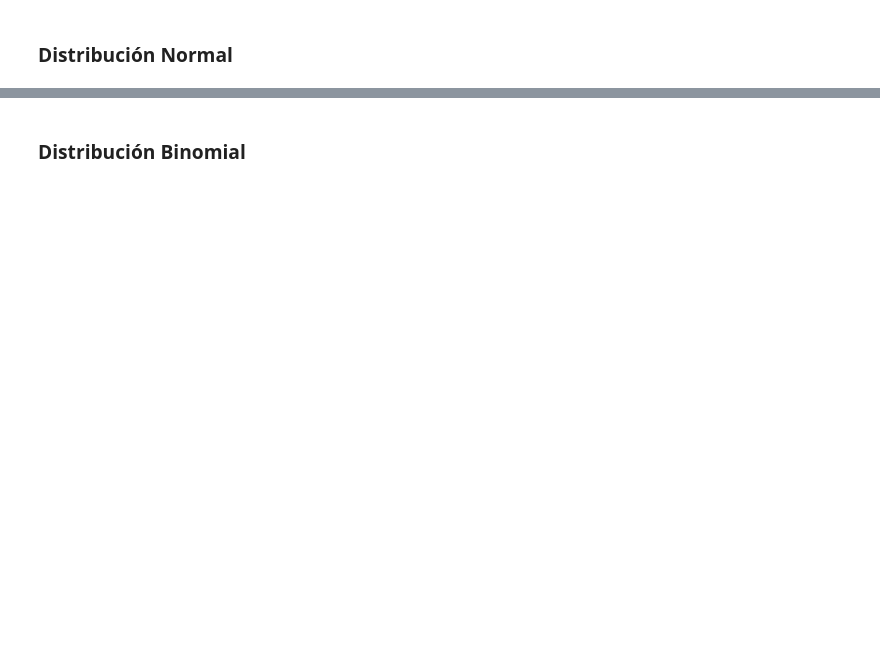
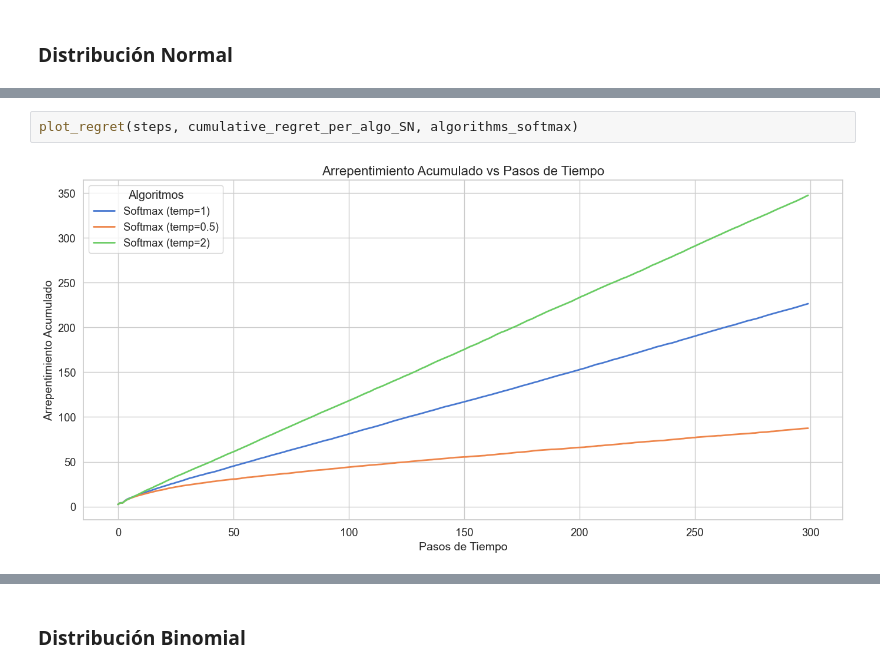
Before and after one commit to mlucasumu/EML_RL_LucasOrtiz, a Jupyter notebook: k_brazos/ascenso_gradiente.ipynb, the cells around one changed output, grey strips where cells are left out. Cells and saved outputs as stored; diff of their text form; blank space fills up the shorter version.

```diff
--- a/k_brazos/ascenso_gradiente.ipynb
+++ b/k_brazos/ascenso_gradiente.ipynb
@@ -37,0 +101,4 @@ SEMILLA = 1024
+# %%
+plot_regret(steps, cumulative_regret_per_algo_SN, algorithms_softmax)
+# %% [output]
+[figure, added]
```
Also changed, not shown: parts of 46 cells of this notebook.
